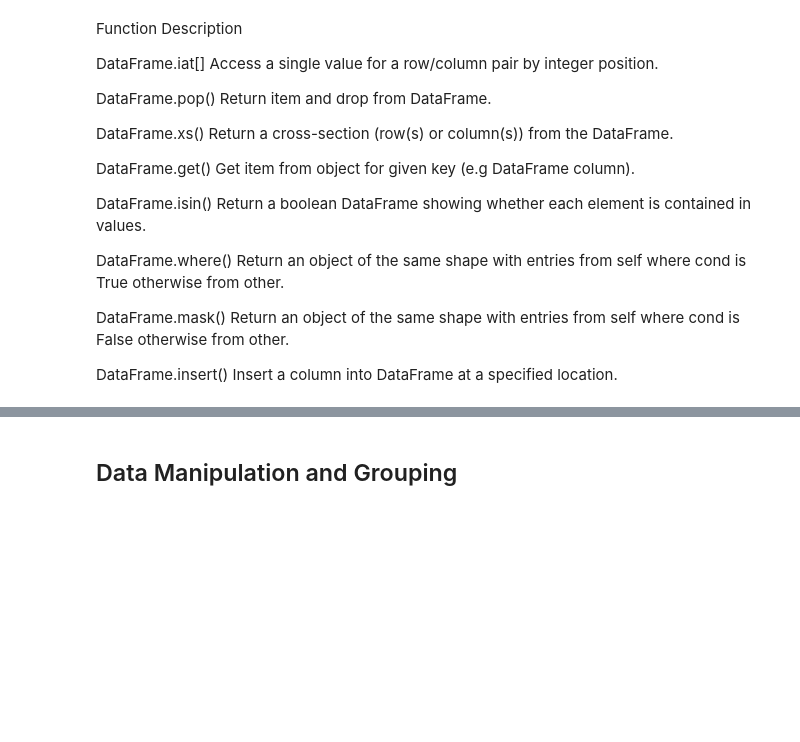
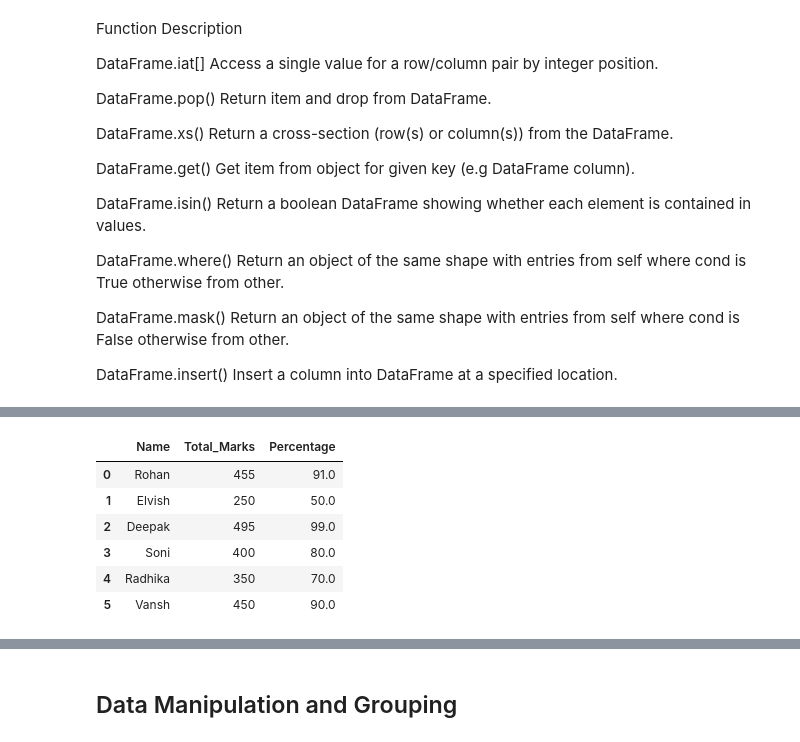
Before and after one commit to log4x/Python-Learning, a Jupyter notebook: Visualuization/pandas.ipynb, the cells around one changed output, grey strips where cells are left out. Saved outputs shown, nothing was run; the diff lists cells and outputs as text; code cells hidden in the pictures; blank space fills up the shorter version.

Commit message:
Pandays Day 1-1

```diff
--- a/Visualuization/pandas.ipynb
+++ b/Visualuization/pandas.ipynb
@@ -975,0 +1025,26 @@ DataFrame.insert()	Insert a column into DataFrame at a specified location.
+# %%
+# importing pandas library
+import pandas as pd
+
+# creating and initializing a list
+values= [['Rohan',455],['Elvish',250],['Deepak',495],
+         ['Soni',400],['Radhika',350],['Vansh',450]]
+
+# creating a pandas dataframe
+df = pd.DataFrame(values,columns=['Name','Total_Marks'])
+
+# Applying lambda function to find
+# percentage of 'Total_Marks' column
+# using df.assign()
+df = df.assign(Percentage = lambda x: (x['Total_Marks'] /500 * 100))
+
+# displaying the data frame
+df
+# %% [output]
+|  | Name | Total_Marks | Percentage |
+| 0 | Rohan | 455 | 91.0 |
+| 1 | Elvish | 250 | 50.0 |
+| 2 | Deepak | 495 | 99.0 |
+| 3 | Soni | 400 | 80.0 |
+| 4 | Radhika | 350 | 70.0 |
+| 5 | Vansh | 450 | 90.0 |
```
Also changed, not shown: parts of 7 cells of this notebook.
